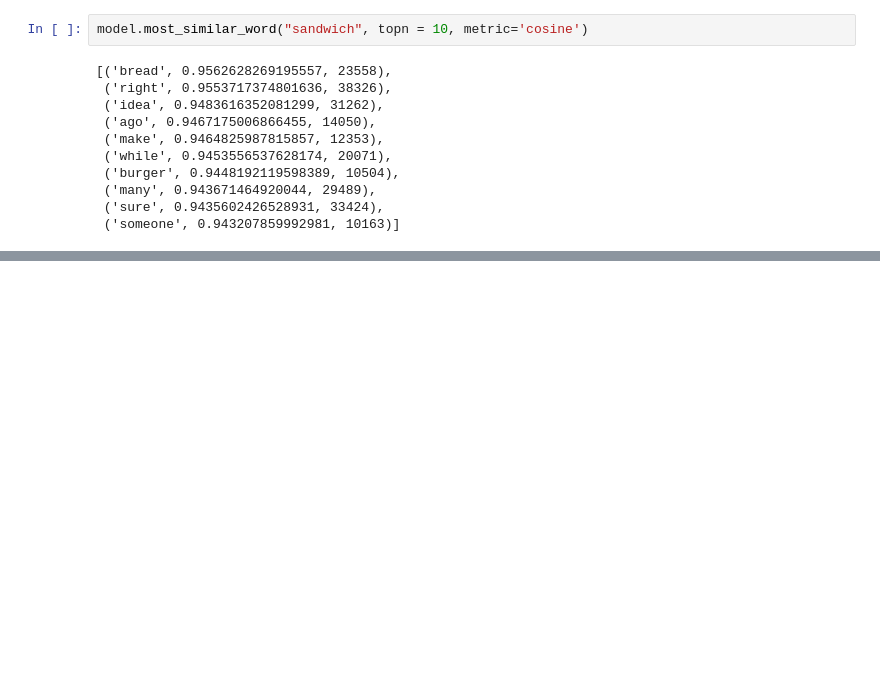
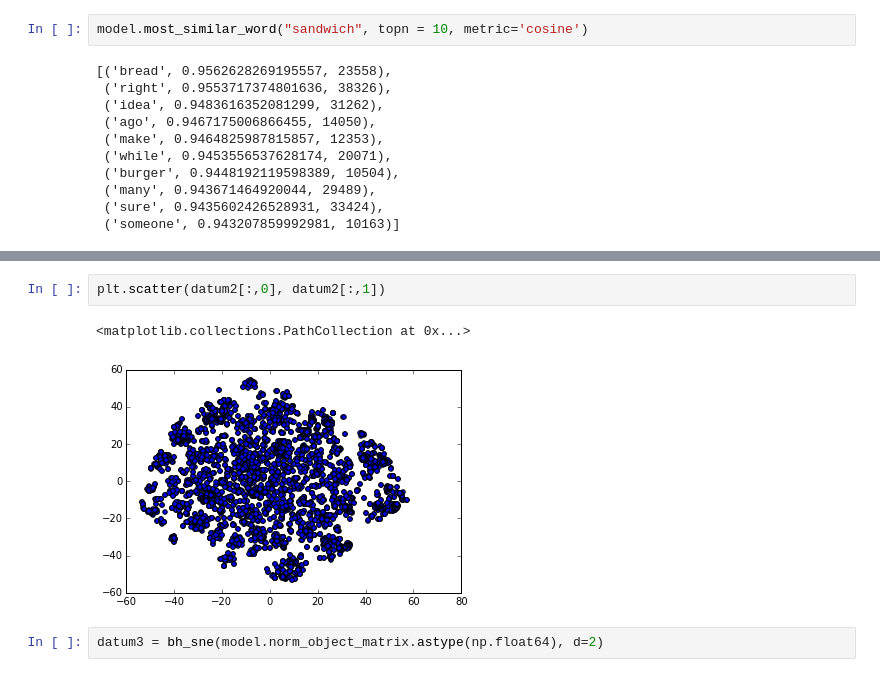
Before and after one commit to JonathanRaiman/PythonObjectLM, a Jupyter notebook: Covariance over Yelp Dataset.ipynb, the cells around one changed output, grey strips where cells are left out. Cells and saved outputs as stored; diff of their text form; blank space fills up the shorter version.

```diff
--- a/Covariance over Yelp Dataset.ipynb
+++ b/Covariance over Yelp Dataset.ipynb
@@ -297,0 +314,7 @@ and cakes . i and my husband love to have some hot fresh baked croissant and cof
+# %%
+plt.scatter(datum2[:,0], datum2[:,1])
+# %% [output]
+<matplotlib.collections.PathCollection at 0x...>
+[figure, added]
+# %%
+datum3 = bh_sne(model.norm_object_matrix.astype(np.float64), d=2)
```
Also changed, not shown: parts of 17 cells of this notebook, 1 other file.
